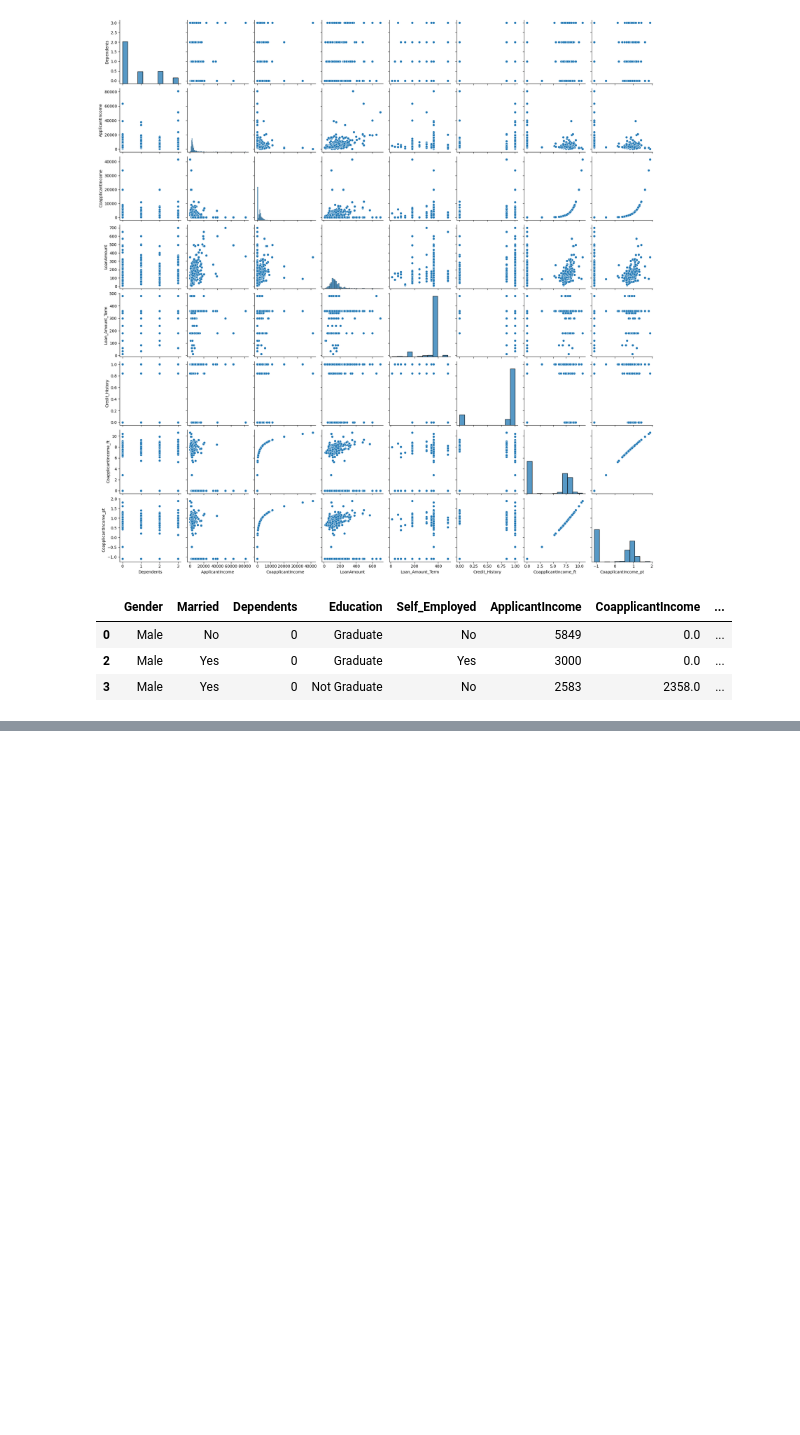
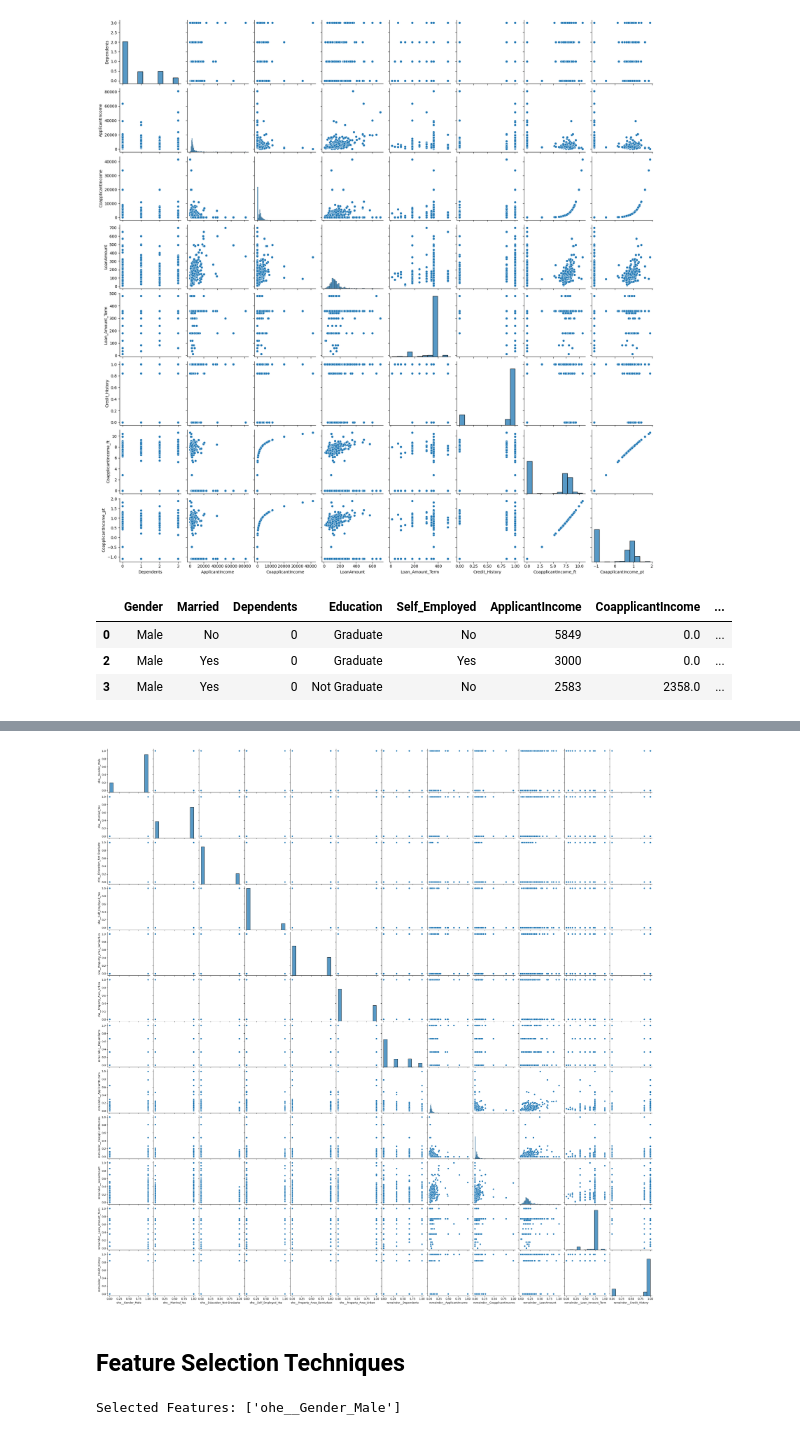
Before and after one commit to AftabQuant/Machine-Learning-Chronicles, a Jupyter notebook: Machine Learning Hub/Data Science Course/Machine Learning/Func Transformation & Encoding & Feature Selection.ipynb, the cells around one changed output, grey strips where cells are left out. Cells and saved outputs as stored; diff of their text form; code cells hidden in the pictures; blank space fills up the shorter version.

```diff
--- a/Machine Learning Hub/Data Science Course/Machine Learning/Func Transformation & Encoding & Feature Selection.ipynb
+++ b/Machine Learning Hub/Data Science Course/Machine Learning/Func Transformation & Encoding & Feature Selection.ipynb
@@ -183,0 +194,7 @@ df.head(3)
+# %%
+from sklearn.preprocessing import MinMaxScaler
+
+mms = MinMaxScaler()
+
+for col in x.select_dtypes(include=['int64', 'float64']).columns:
+    x[col] = mms.fit_transform(x[[col]])
@@ -183,0 +243,17 @@ df.head(3)
+# %%
+from sklearn.preprocessing import OneHotEncoder
+from sklearn.compose import ColumnTransformer
+
+ohe = OneHotEncoder(drop='first', dtype=np.int32)
+
+obj_cols = ['Gender', 'Married', 'Education', 'Self_Employed', 'Property_Area']
+num_cols = ['Dependents', 'ApplicantIncome', 'CoapplicantIncome', 'LoanAmount', 'Loan_Amount_Term', 'Credit_History']
+
+ct = ColumnTransformer(transformers=[
+    ('ohe', ohe, obj_cols)
+], remainder='passthrough')
+# %%
+encoded_x = ct.fit_transform(x)
+# %%
+col = ct.get_feature_names_out()
+x = pd.DataFrame(encoded_x, columns=col)
@@ -183,0 +268,25 @@ df.head(3)
+# %%
+sns.pairplot(x)
+plt.show()
+# %% [output]
+[figure, added]
+# %% [markdown]
+## Feature Selection Techniques
+# %%
+from sklearn.linear_model import LogisticRegression
+from mlxtend.feature_selection import SequentialFeatureSelector
+
+model = LogisticRegression()
+
+sfs = SequentialFeatureSelector(model,
+          k_features='best',
+          forward=True,
+          floating=False,
+          scoring='r2',
+          cv=5)
+
+sfs.fit(x,y)
+selected_features = list(sfs.k_feature_names_)
+print("Selected Features:", selected_features)
+# %% [output]
+Selected Features: ['ohe__Gender_Male']
```
Also changed, not shown: parts of 7 cells of this notebook.
